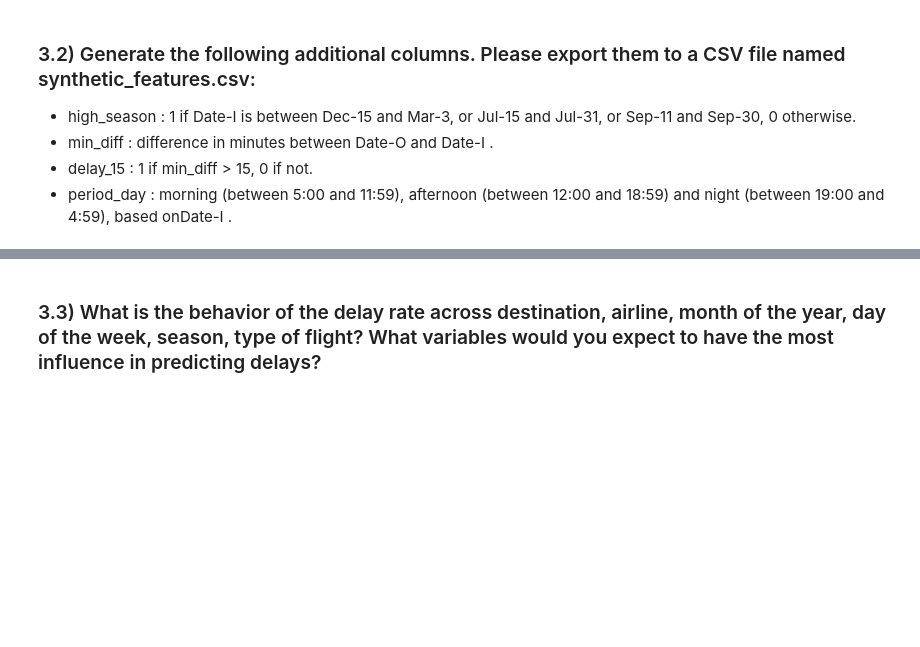
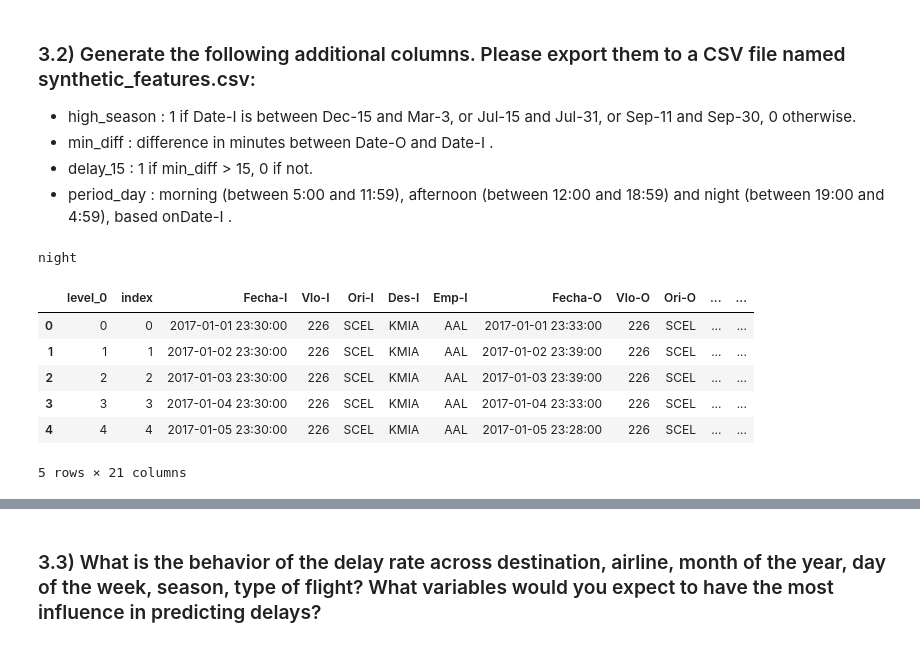
Before and after one commit to jekasores/latam_ds_challenge, a Jupyter notebook: solution.ipynb, the cells around one changed output, grey strips where cells are left out. Drawn from its saved outputs; the diff is of its cells as text; code cells hidden in the pictures; blank space fills up the shorter version.

```diff
--- a/solution.ipynb
+++ b/solution.ipynb
@@ -300,3 +301,53 @@ Translation week days English - Spanish
 - delay_15 : 1 if min_diff > 15, 0 if not.
 - period_day : morning (between 5:00 and 11:59), afternoon (between 12:00 and 18:59) and night (between 19:00 and 4:59), based
 onDate-I .
+# %%
+def check_time_between_period(date, start_time, end_time):
+    '''Given an hour of the day, this function returns the period of the day'''
+
+    # Define datetime format
+    datetime_format = '%Y-%m-%d %H:%M:%S'
+    # Define the two times for comparison
+    start_time = datetime.strptime(date.strftime('%Y-%m-%d')+' '+start_time, datetime_format)
+    end_time = datetime.strptime(date.strftime('%Y-%m-%d')+' '+end_time, datetime_format)
+    # Check if the data variable is between the start_time and end_time
+    is_between_times = start_time <= date <= end_time
+
+    return is_between_times
+
+def categorize_period_day(date):
+    '''Given an hour of the day, this function returns the period of the day'''
+
+    if check_time_between_period(date, '05:00:00', '11:59:00'):
+        return 'morning'
+    elif check_time_between_period(date, '12:00:00', '18:59:00'):
+        return 'afternoon'
+    elif check_time_between_period(date, '19:00:00', '23:59:00') or check_time_between_period(date, '00:00:00', '04:59:00'):
+        return 'night'
+    else:
+        return 'whatever'
+
+
+#print(categorize_period_day(df['Fecha-I'][1549]))
+#print(categorize_period_day(df['Fecha-I'][4549]))
+#print(categorize_period_day(df['Fecha-I'][7790]))
+print(categorize_period_day(df['Fecha-I'][0]))
+# %% [output]
+night
+# %%
+#Calculate min_diff
+
+#Fecha-I: Scheduled date and time of the flight.
+#Fecha-O : Date and time of flight operation.
+df['Fecha-O'] = pd.to_datetime(df['Fecha-O'])
+df['Fecha-I'] = pd.to_datetime(df['Fecha-I'])
+df['min_diff'] = (df['Fecha-O'] - df['Fecha-I']).dt.total_seconds() / 60
+df.head()
+# %% [output]
+|  | level_0 | index | Fecha-I | Vlo-I | Ori-I | Des-I | Emp-I | Fecha-O | Vlo-O | Ori-O | ... | ... |
+| 0 | 0 | 0 | 2017-01-01 23:30:00 | 226 | SCEL | KMIA | AAL | 2017-01-01 23:33:00 | 226 | SCEL | ... | ... |
+| 1 | 1 | 1 | 2017-01-02 23:30:00 | 226 | SCEL | KMIA | AAL | 2017-01-02 23:39:00 | 226 | SCEL | ... | ... |
+| 2 | 2 | 2 | 2017-01-03 23:30:00 | 226 | SCEL | KMIA | AAL | 2017-01-03 23:39:00 | 226 | SCEL | ... | ... |
+| 3 | 3 | 3 | 2017-01-04 23:30:00 | 226 | SCEL | KMIA | AAL | 2017-01-04 23:33:00 | 226 | SCEL | ... | ... |
+| 4 | 4 | 4 | 2017-01-05 23:30:00 | 226 | SCEL | KMIA | AAL | 2017-01-05 23:28:00 | 226 | SCEL | ... | ... |
+5 rows × 21 columns
```
Also changed, not shown: parts of 5 cells of this notebook.
